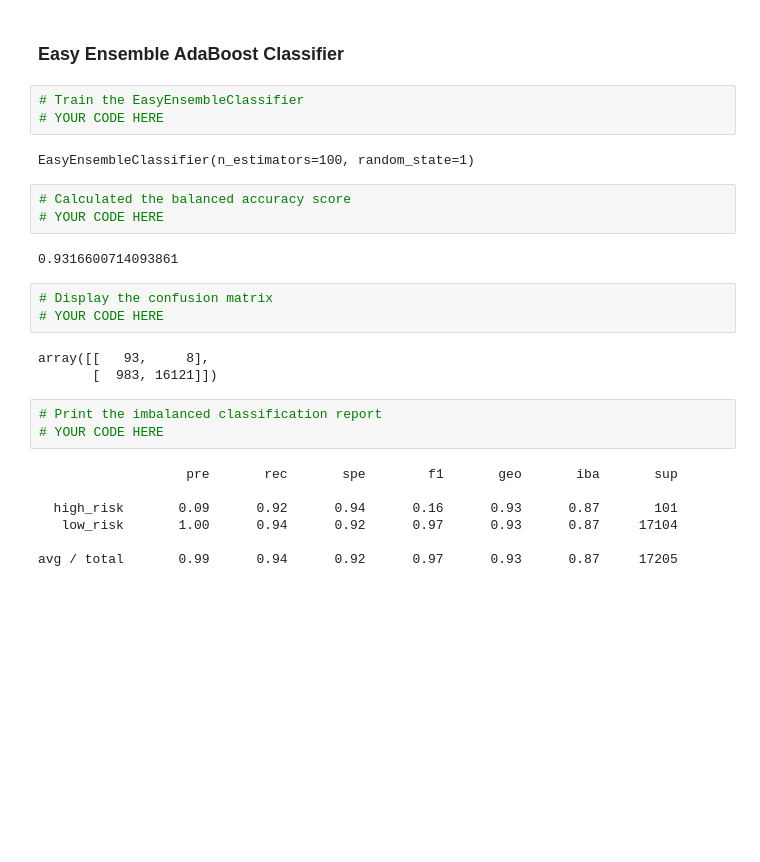
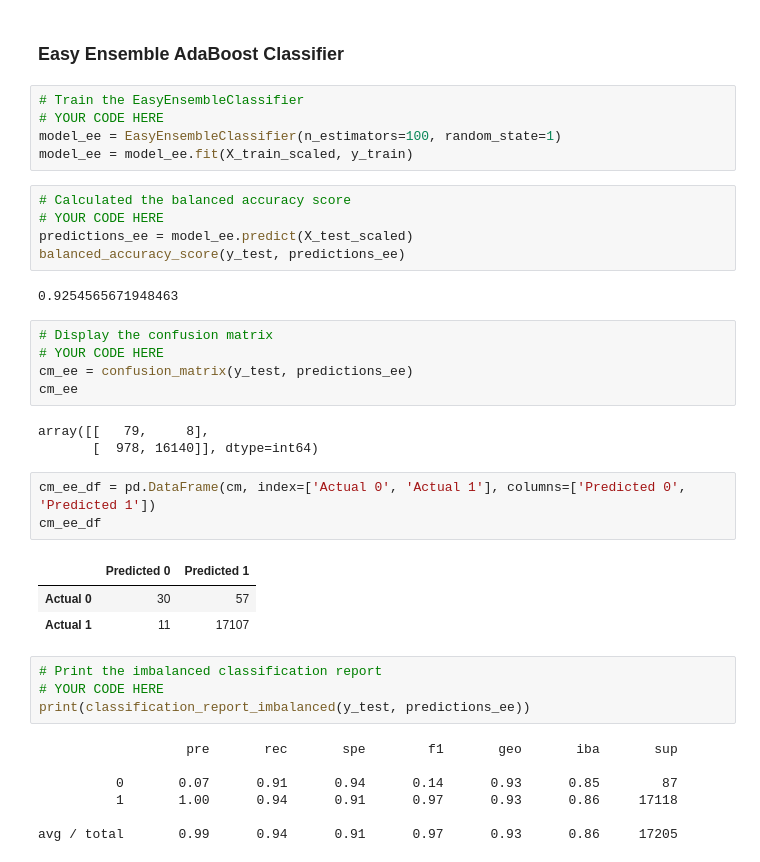
Before and after one commit to andersjh/Credit_Risk_Analysis, a Jupyter notebook: credit_risk_ensemble.ipynb, the cells around one changed output. Drawn from its saved outputs; the diff is of its cells as text; blank space fills up the shorter version.

```diff
--- a/credit_risk_ensemble.ipynb
+++ b/credit_risk_ensemble.ipynb
@@ -189,26 +224,38 @@ debt_settlement_flag_N: (0.0)
 # %%
 # Train the EasyEnsembleClassifier
 # YOUR CODE HERE
+model_ee = EasyEnsembleClassifier(n_estimators=100, random_state=1)
+model_ee = model_ee.fit(X_train_scaled, y_train)
-# %% [output]
-EasyEnsembleClassifier(n_estimators=100, random_state=1)
 # %%
 # Calculated the balanced accuracy score
 # YOUR CODE HERE
+predictions_ee = model_ee.predict(X_test_scaled)
+balanced_accuracy_score(y_test, predictions_ee)
 # %% [output]
-0.9316600714093861
+0.9254565671948463
 # %%
 # Display the confusion matrix
 # YOUR CODE HERE
+cm_ee = confusion_matrix(y_test, predictions_ee)
+cm_ee
 # %% [output]
-array([[   93,     8],
-       [  983, 16121]])
+array([[   79,     8],
+       [  978, 16140]], dtype=int64)
+# %%
+cm_ee_df = pd.DataFrame(cm, index=['Actual 0', 'Actual 1'], columns=['Predicted 0', 'Predicted 1'])
+cm_ee_df
+# %% [output]
+|  | Predicted 0 | Predicted 1 |
+| Actual 0 | 30 | 57 |
+| Actual 1 | 11 | 17107 |
 # %%
 # Print the imbalanced classification report
 # YOUR CODE HERE
+print(classification_report_imbalanced(y_test, predictions_ee))
 # %% [output]
                    pre       rec       spe        f1       geo       iba       sup
 
-  high_risk       0.09      0.92      0.94      0.16      0.93      0.87       101
-   low_risk       1.00      0.94      0.92      0.97      0.93      0.87     17104
+          0       0.07      0.91      0.94      0.14      0.93      0.85        87
+          1       1.00      0.94      0.91      0.97      0.93      0.86     17118
 
-avg / total       0.99      0.94      0.92      0.97      0.93      0.87     17205
+avg / total       0.99      0.94      0.91      0.97      0.93      0.86     17205
```
Also changed, not shown: parts of 13 cells of this notebook, 1 other file.
